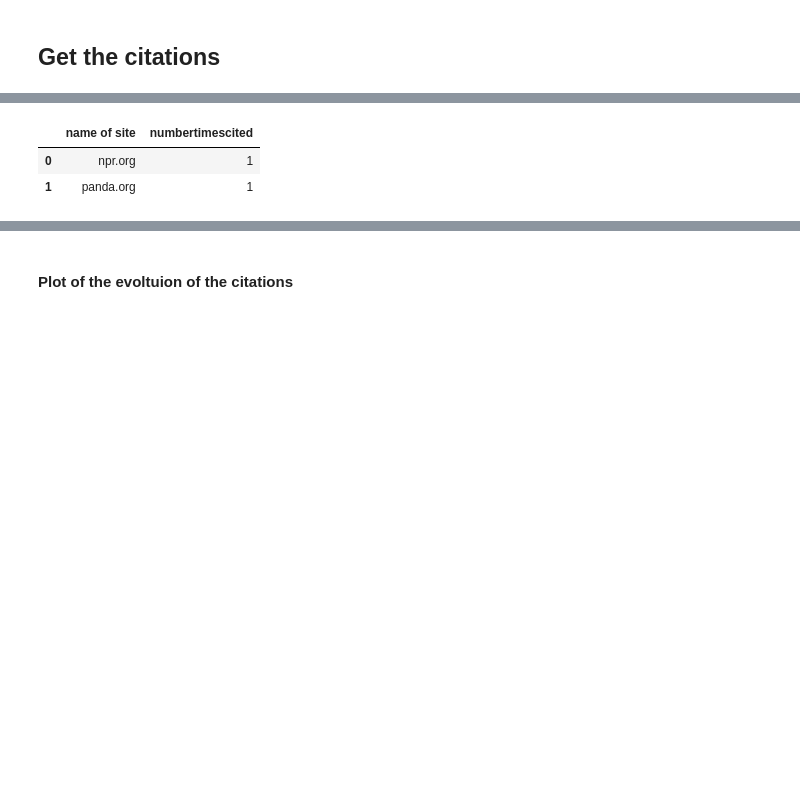
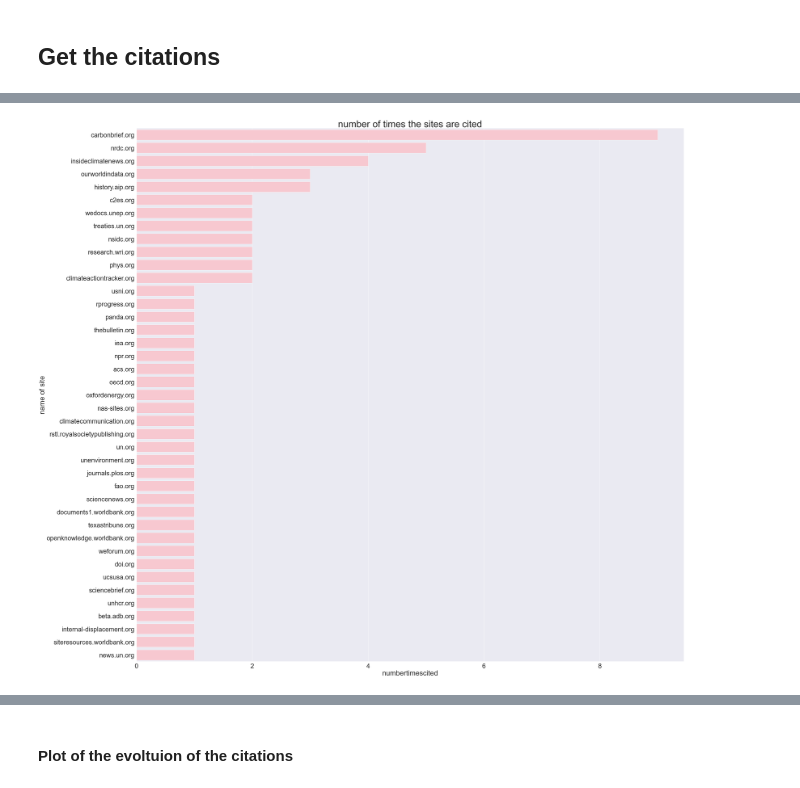
Before and after one commit to Augustoni/wiki-score, a Jupyter notebook: Copie_de_V2_4Creation_data_csv_w__corpus_selection_complete.ipynb, the cells around one changed output, grey strips where cells are left out. Saved outputs shown, nothing was run; the diff lists cells and outputs as text; code cells hidden in the pictures; blank space fills up the shorter version.

```diff
--- a/Copie_de_V2_4Creation_data_csv_w__corpus_selection_complete.ipynb
+++ b/Copie_de_V2_4Creation_data_csv_w__corpus_selection_complete.ipynb
@@ -420,18 +450,17 @@ def creadicorg(name_cit : str ,dicorg : dict):
     param dicorg: a dictionnary containing the name and number of citation already found is updated thanks to this funciton
     return dicorg
     '''
-    test=name_cit
+
     if "www." in name_cit:
         name_cit=name_cit.replace('www.','')
-        if name_cit in dicorg:
-            dicorg[name_cit]+=1
-        else:
-            dicorg[name_cit]=1
-    if name_cit=='gov':
-        print(test)
+    if name_cit in dicorg:
+        dicorg[name_cit]+=1
+    else:
+        dicorg[name_cit]=1
+
     return dicorg
 # %%
-def sortcitation(d : pd.DataFrame):
+def sortcitation(d):
     '''
     param d: a column of a dataframe containing the text of the citation
 
@@ -442,16 +471,17 @@ def sortcitation(d : pd.DataFrame):
     for liste_cit in d:
         #if the list is empty there is no need to extract
         if liste_cit!= []:
-            listcitationorg=list(liste_cit)
+            if type(liste_cit)==type("r"):
+                dicorg=creadicorg(liste_cit,dicorg)
 
-            #when there is more then a row in d liste_cit[0] is a list while when there is only one row the type is a string
-            if type(liste_cit[0])==type("r"):
-
-                dicorg=creadicorg(liste_cit[0],dicorg)
-            else :
-                for i in liste_cit:
-                    name_cit=i[0]
-                    dicorg=creadicorg(name_cit,dicorg)
+            if type(liste_cit)==list:
+                if type(liste_cit[0])==type("r"):
+                    for i in liste_cit:
+                        dicorg=creadicorg(i,dicorg)
+                else :
+                    for i in liste_cit:
+                        name_cit=i[0]
+                        dicorg=creadicorg(name_cit,dicorg)
 
     dico=dicorg
     #with all dictionary keys with values.
@@ -464,10 +491,16 @@ df.set_index("Name only",inplace=True)
 # %%
 dforg,dico=sortcitation(df.loc[:,"citationorgtext"])
-dforg
+def plot_site_most_cited(d):
+    sns.set(font_scale=3)
+    sns.set_color_codes("pastel")
+    sns.barplot(x="numbertimescited", y="name of site", data=d, color="pink",orient = 'h')
+    sns.despine(left=True, bottom=True)
+    sns.set(font_scale=4)
+    plt.title("number of times the sites are cited")
+    plt.gcf().set_size_inches(50,50)
+plot_site_most_cited(dforg)
 # %% [output]
-|  | name of site | numbertimescited |
-| 0 | npr.org | 1 |
-| 1 | panda.org | 1 |
+[figure, added]
 # %%
 dfgov,j=sortcitation(df.loc[:,"citationgovtext"])
 dfgov
```
Also changed, not shown: parts of 38 cells of this notebook, 7 other files.
